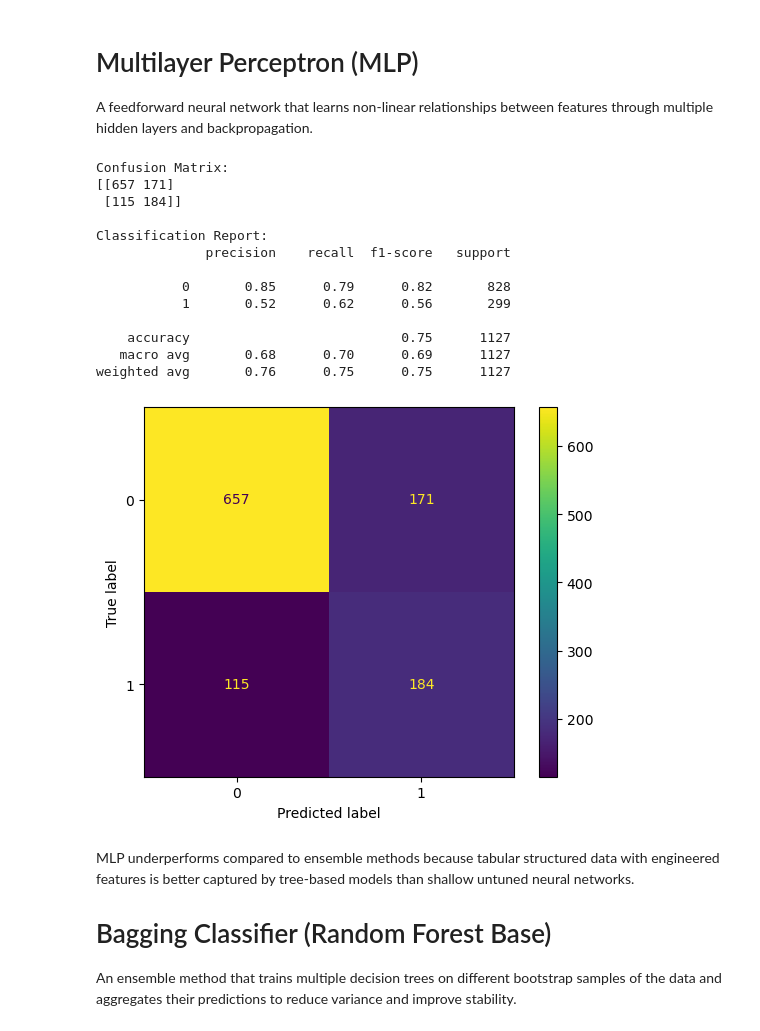
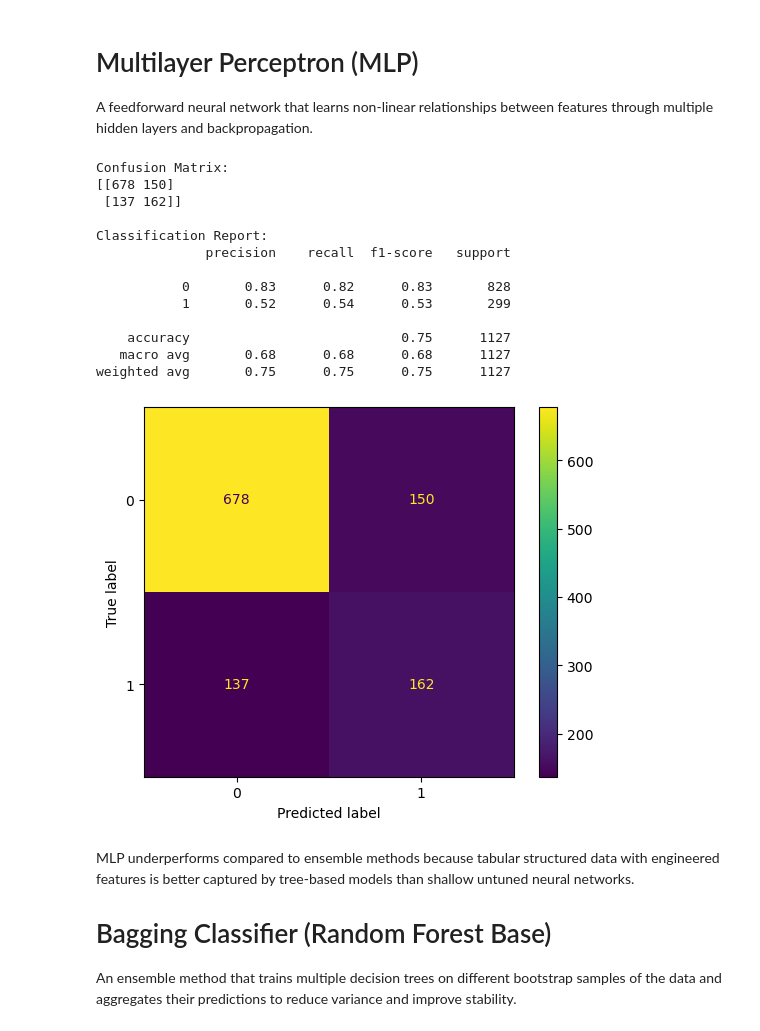
Before and after one commit to fermow/SBU-Data-Science-2026, a Jupyter notebook: Assignment_3/jupyter_notebook_and_reports/02_feature_engineering.ipynb, the cells around one changed output. Cells and saved outputs as stored; diff of their text form; code cells hidden in the pictures.

```diff
--- a/Assignment_3/jupyter_notebook_and_reports/02_feature_engineering.ipynb
+++ b/Assignment_3/jupyter_notebook_and_reports/02_feature_engineering.ipynb
@@ -32,4 +32,13 @@ df["TotalCharges"].isnull().sum()
 # %% [output]
 np.int64(8)
 # %%
+df["TotalCharges"] = pd.to_numeric(df["TotalCharges"], errors="coerce")
+
+# Conditional imputation based on tenure cohort
+bins_x = [0, 12, 24, 36, 48, 60, float("inf")]
+labels_x = ["0-12", "12-24", "24-36", "36-48", "48-60", "60+"]
+tenure_cohort = pd.cut(df["tenure"], bins=bins_x, labels=labels_x)
+cohort_medians = df.groupby(tenure_cohort, observed=True)["TotalCharges"].median()
+df["TotalCharges"] = df["TotalCharges"].fillna(tenure_cohort.map(cohort_medians))
 df["TotalCharges"] = df["TotalCharges"].fillna(df["TotalCharges"].median())
+df["TotalCharges"].isnull().sum()
@@ -59,7 +70,8 @@ We count the number of active services per customer.
 # %%
 service_cols = [
 "PhoneService","OnlineSecurity","OnlineBackup",
-"DeviceProtection","TechSupport","StreamingTV","StreamingMovies"
+"DeviceProtection","TechSupport","StreamingTV","StreamingMovies",
+"MultipleLines"
 ]
 
 df["TotalServices"] = (
@@ -69,7 +81,8 @@ df["TotalServices"] = (
     (df["DeviceProtection"] == "Yes").astype(int) +
     (df["TechSupport"] == "Yes").astype(int) +
     (df["StreamingTV"] == "Yes").astype(int) +
-    (df["StreamingMovies"] == "Yes").astype(int)
+    (df["StreamingMovies"] == "Yes").astype(int) +
+    (df["MultipleLines"] == "Yes").astype(int)
 )
 # %%
 df["TotalServices"].describe()
@@ -699,41 +712,41 @@ from sklearn.neural_network import MLPClassifier
 from sklearn.metrics import confusion_matrix, classification_report, ConfusionMatrixDisplay
 import matplotlib.pyplot as plt
 
 mlp = ImbPipeline([
     ("preprocess", preprocess),
     ("smote", SMOTE(random_state=42)),
-    ("clf", MLPClassifier(random_state=42, max_iter=300))
+    ("clf", MLPClassifier(random_state=42, max_iter=1000))
 ])
 mlp.fit(X_train, y_train)
 
 y_pred_mlp = mlp.predict(X_test)
 
 cm = confusion_matrix(y_test, y_pred_mlp)
 
 print("Confusion Matrix:")
 print(cm)
 
 print("\nClassification Report:")
 print(classification_report(y_test, y_pred_mlp))
 
 disp = ConfusionMatrixDisplay(confusion_matrix=cm)
 disp.plot()
 plt.show()
 # %% [output]
 Confusion Matrix:
-[[657 171]
- [115 184]]
+[[678 150]
+ [137 162]]
 
 Classification Report:
               precision    recall  f1-score   support
 
-           0       0.85      0.79      0.82       828
-           1       0.52      0.62      0.56       299
+           0       0.83      0.82      0.83       828
+           1       0.52      0.54      0.53       299
 
     accuracy                           0.75      1127
-   macro avg       0.68      0.70      0.69      1127
-weighted avg       0.76      0.75      0.75      1127
+   macro avg       0.68      0.68      0.68      1127
+weighted avg       0.75      0.75      0.75      1127
-[figure, old version]
+[figure, new version]
 # %% [markdown]
 MLP underperforms compared to ensemble methods because tabular structured data with engineered features is better captured by tree-based models than shallow untuned neural networks.
 
```
Also changed, not shown: parts of 24 cells of this notebook, 2 other files.
